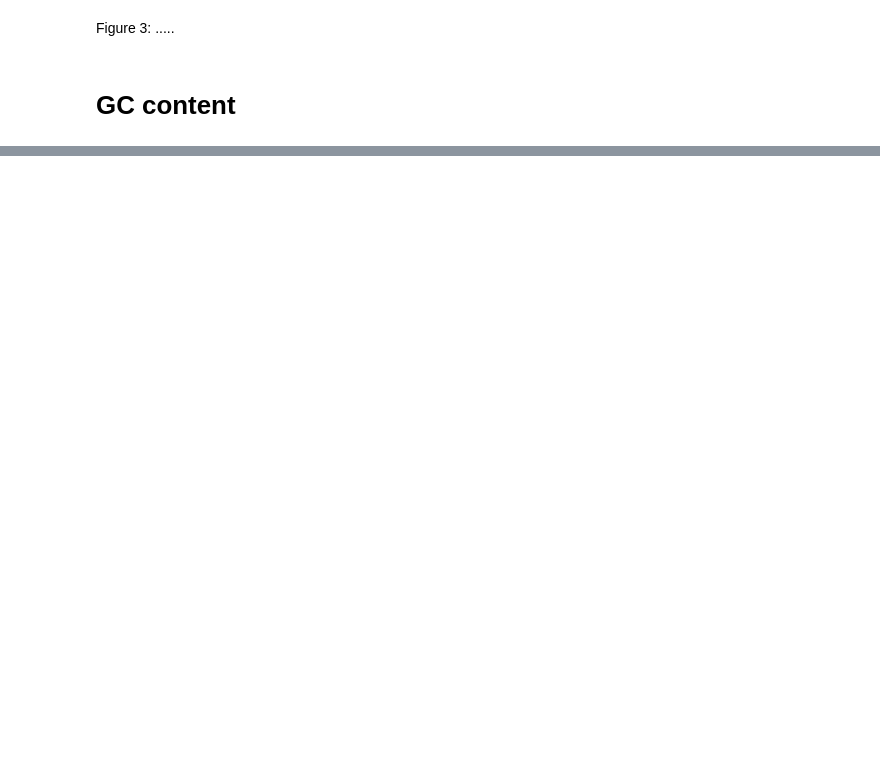
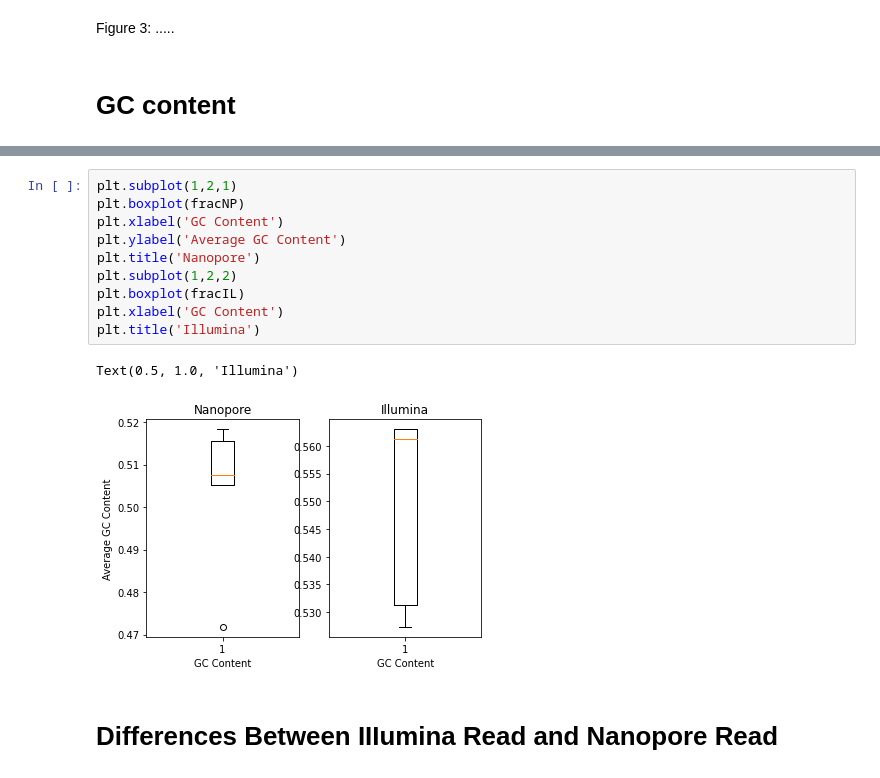
Before and after one commit to zealjinwala/Computational-Analysis, a Jupyter notebook: DNASeqAnalysis.ipynb, the cells around one changed output, grey strips where cells are left out. Cells and saved outputs as stored; diff of their text form; blank space fills up the shorter version.

```diff
--- a/DNASeqAnalysis.ipynb
+++ b/DNASeqAnalysis.ipynb
@@ -97,0 +129,15 @@ Figure 3: .....
+# %%
+plt.subplot(1,2,1)
+plt.boxplot(fracNP)
+plt.xlabel('GC Content')
+plt.ylabel('Average GC Content')
+plt.title('Nanopore')
+plt.subplot(1,2,2)
+plt.boxplot(fracIL)
+plt.xlabel('GC Content')
+plt.title('Illumina')
+# %% [output]
+Text(0.5, 1.0, 'Illumina')
+[figure, added]
+# %% [markdown]
+# Differences Between IIIumina Read and Nanopore Read
```
Also changed, not shown: parts of 6 cells of this notebook, 2 other files.
